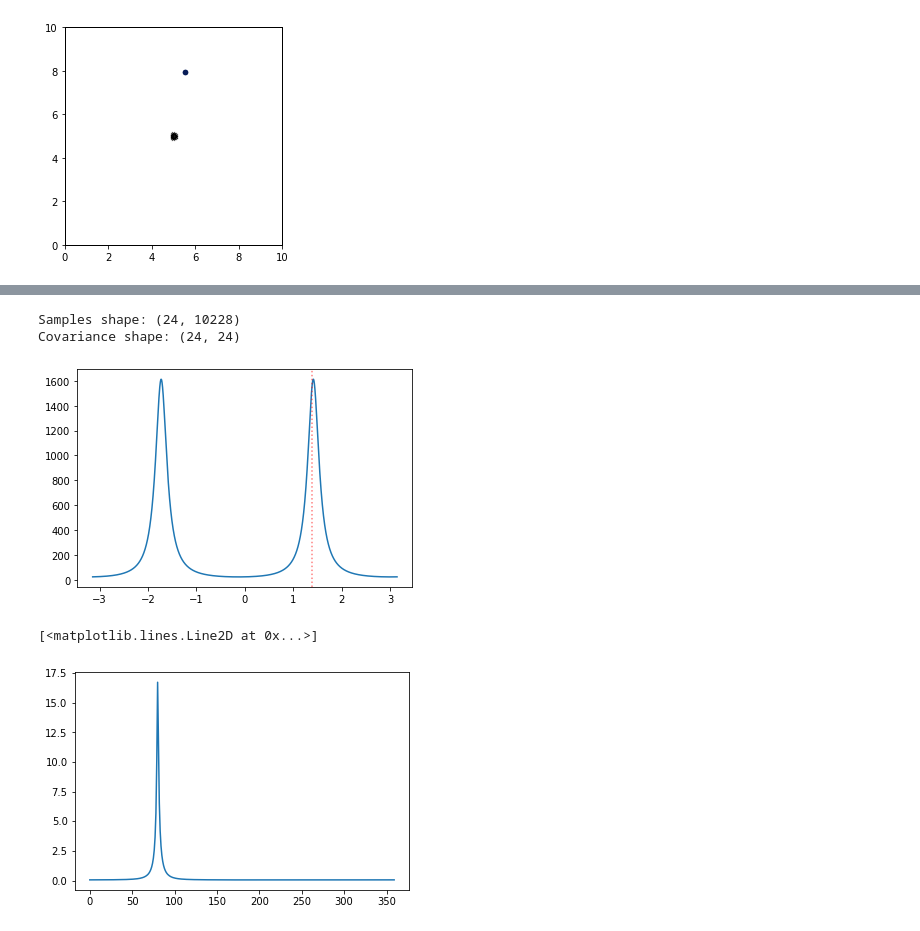
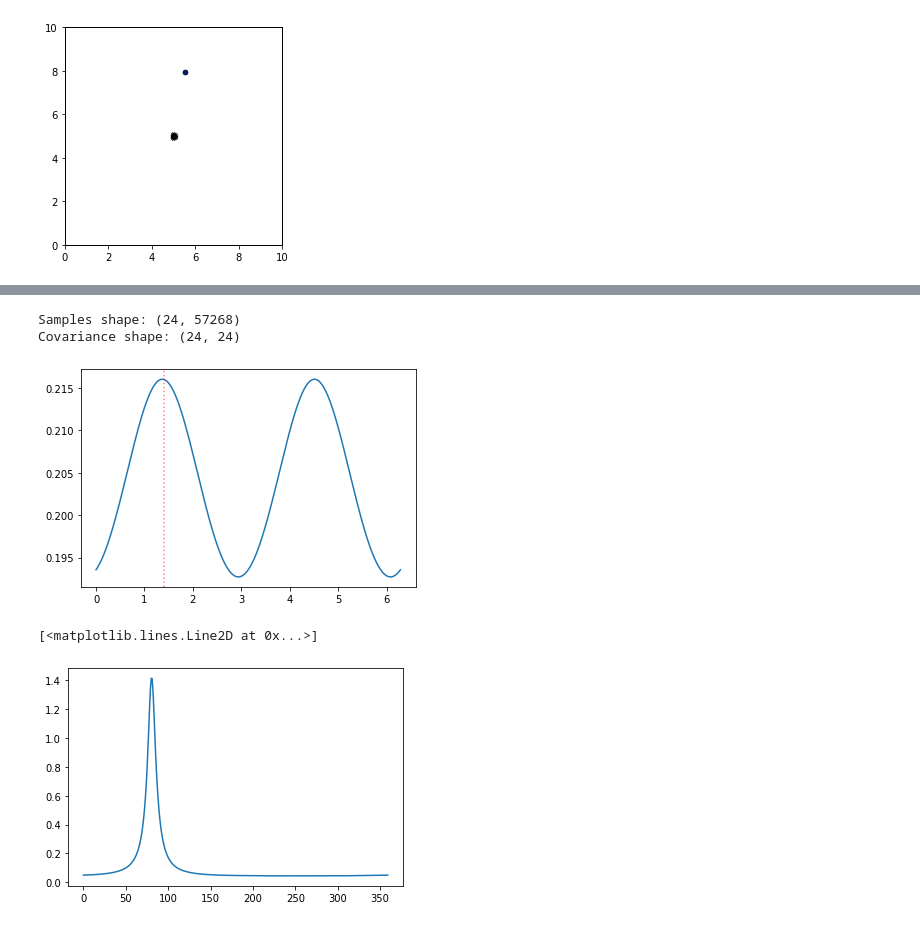
Before and after one commit to MichelDucartier/music_doa, a Jupyter notebook: MUSIC_test_michael.ipynb, the cells around one changed output, grey strips where cells are left out. Drawn from its saved outputs; the diff is of its cells as text; code cells hidden in the pictures.

```diff
--- a/MUSIC_test_michael.ipynb
+++ b/MUSIC_test_michael.ipynb
@@ -66,17 +132,30 @@ sampled_received.shape
 # %%
-def music(samples, n_sources):
+def covariance_with_intervals(samples, n_intervals):
+    samples = samples[:, : samples.shape[1] // n_intervals * n_intervals] # Cut samples in the last interval
+
+    n_mics = samples.shape[0]
+    reshaped = samples.reshape((n_mics, n_intervals, -1)).transpose((1, 0, 2))
+    n_samples_per_interval = reshaped.shape[2]
+
+    sampled_covariances = []
+    for sampled in reshaped:
+        sampled_covariances.append(sampled @ sampled.conj().T / n_samples_per_interval)
+
+    return np.mean(sampled_covariances, axis=0)
+
+
+def music(samples, n_sources, n_intervals=1):
     M = len(samples)
 
     samples = (samples.T - samples.mean(axis=1).T).T
 
     print('Samples shape:', samples.shape)
-    covariance = samples @ samples.conj().T / M
+    # covariance = samples @ samples.conj().T / M
+    covariance = covariance_with_intervals(samples, n_intervals)
     print("Covariance shape:", covariance.shape)
+    print("Determinant of covariance:", np.linalg.det(covariance))
 
-    eigenvalues, eigenvectors = np.linalg.eig(covariance)
-
-    indices = np.argsort(eigenvalues)
-    eigenvalues, eigenvectors = eigenvalues[indices], eigenvectors[:, indices]
+    eigenvalues, eigenvectors = np.linalg.eigh(covariance)
 
     # Decompose signal and noise
     # Assumption : the noise has the smallest eigenvalues
@@ -143,3 +225,7 @@ In this section we will test our pipeline with the pra module
 import pyroomacoustics as pra
 from scipy.io import wavfile
 import IPython
+# %%
+fs, data = wavfile.read('res/arctic_a0010.wav')
+data_variance = np.var(data)
+IPython.display.Audio(data, rate=fs)
@@ -146,6 +234,6 @@ import IPython
 # %%
 c = 343.    # speed of sound
-fs = 16000  # sampling frequency
+# fs = 16000  # sampling frequency
 nfft = 256  # FFT size
 freq_range = [300, 3500]
 radius=4e-1
@@ -155,8 +243,7 @@ n_mics = 6
 
 snr_db = 2
 distance = 3.  # meters idk wtf is happening
-# sigma2 = 10**(-snr_db / 10) / (4. * np.pi * distance)**2
-sigma2 = 0.01
+sigma2 = 1 * data_variance
 # %% [markdown]
 ### Creating the room
 # %%
@@ -186,10 +273,7 @@ duration_samples = 10000
 for ang in azimuth:
     random_phase = np.random.uniform(0, 2 * np.pi)
     source_location = room_dim / 2 + distance * np.r_[np.cos(ang), np.sin(ang)]
-    # source_signal = [rng.randn(duration_samples) for t in range(fs)]
-    source_signal = rng.randn(duration_samples)
-    # source_signal = [5 * np.sin(t * 2 * np.pi / fs) for t in range(duration_samples)]
-    aroom.add_source(source_location, signal=source_signal)
+    aroom.add_source(source_location, signal=data)
 
 # Run the simulation
 aroom.simulate()
@@ -210,17 +293,17 @@ array([4.00348751])
 # %%
 n_sources = len(azimuth)
 
-signal_eigenvalues, signal_eigenvectors, noise_eigenvalues, noise_eigenvectors = music(aroom.mic_array.signals, -n_sources)
+signal_eigenvalues, signal_eigenvectors, noise_eigenvalues, noise_eigenvectors = music(aroom.mic_array.signals, n_sources)
 spectrum = general_spectrum_function(noise_eigenvectors, mics_coords.T, wavelength)
 
-X = np.linspace(-np.pi, np.pi, 10000)
+X = np.linspace(0, 2 * np.pi, 10000)
 Y = [spectrum(x) for x in X]
 
 plt.plot(X, Y)
 for theta in azimuth:
     plt.axvline(x=theta, color='red', linestyle=':', alpha=0.5)
 plt.show()
 # %% [output]
-Samples shape: (24, 10228)
+Samples shape: (24, 57268)
 Covariance shape: (24, 24)
-[figure, old version]
+[figure, new version]
@@ -235,5 +310,12 @@ spatial_resp = doa.grid.values
 # %%
+# Implementation of MUSIC by PRA
+X = pra.transform.stft.analysis(aroom.mic_array.signals.T, nfft, nfft // 2)
+X = X.transpose([2, 1, 0])
+doa = pra.doa.algorithms["MUSIC"](mics_coords, fs, nfft, c=c, num_src=n_sources, max_four=4)
+doa.locate_sources(X, freq_range=freq_range)
+spatial_resp = doa.grid.values
+
 plt.plot(spatial_resp)
 # %% [output]
 [<matplotlib.lines.Line2D at 0x...>]
-[figure, old version]
+[figure, new version]
```
Also changed, not shown: parts of 20 cells of this notebook, 4 other files.
